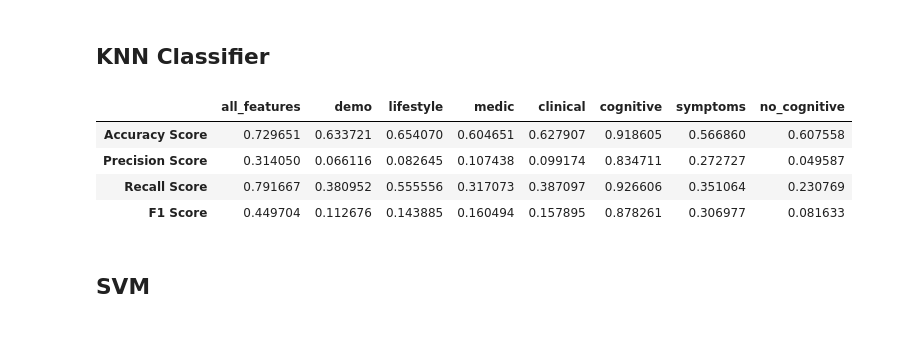
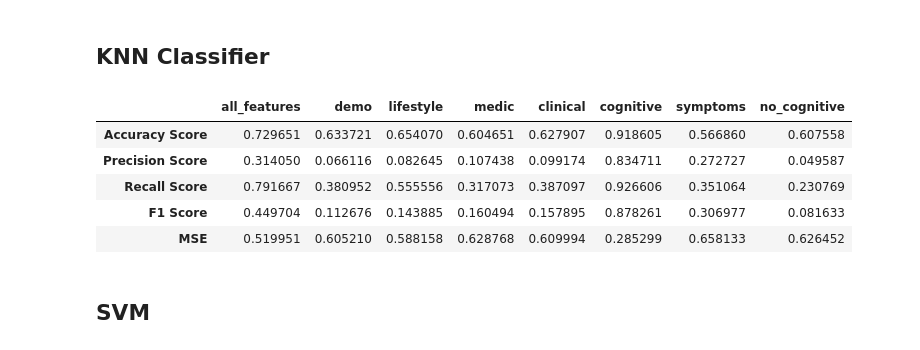
Before and after one commit to mgamankwah/alzheimers_risk_prediction, a Jupyter notebook: scripts/Model_Exploration_Seyed.ipynb, the cells around one changed output. Cells and saved outputs as stored; diff of their text form; code cells hidden in the pictures.

```diff
--- a/scripts/Model_Exploration_Seyed.ipynb
+++ b/scripts/Model_Exploration_Seyed.ipynb
@@ -81,35 +81,37 @@ from sklearn.metrics import accuracy_score, precision_score, recall_score, f1_sc
 # %%
 ## Making the pipeline
 knn_pipe = Pipeline([('scale', StandardScaler()) , ('knn' , KNeighborsClassifier(10))])
 
 ## Accuracy score for each subcategory of features
 accu_score = {}
 
 ## Running the classifier through each subcategory
 for key in subcategory_dict:
     item = subcategory_dict[key]
 
     ## fit the model object
     knn_pipe.fit(df_train[item[:-1]], df_train.Diagnosis)
 
     ## predict the testing set
     pred = knn_pipe.predict(df_test[item[:-1]])
 
     ## saving accuracy score
     accu_score[key] = [accuracy_score(pred, df_test.Diagnosis),
                        precision_score(pred, df_test.Diagnosis),
                        recall_score(pred, df_test.Diagnosis),
-                       f1_score(pred, df_test.Diagnosis)]
+                       f1_score(pred, df_test.Diagnosis),
+                       root_mean_squared_error(pred, df_test.Diagnosis)]
 
 knn_accu_score = pd.DataFrame(accu_score)
-knn_accu_score.index = ['Accuracy Score', 'Precision Score' , 'Recall Score', 'F1 Score']
+knn_accu_score.index = ['Accuracy Score', 'Precision Score' , 'Recall Score', 'F1 Score','MSE']
 knn_accu_score
 # %% [output]
 |  | all_features | demo | lifestyle | medic | clinical | cognitive | symptoms | no_cognitive |
 | Accuracy Score | 0.729651 | 0.633721 | 0.654070 | 0.604651 | 0.627907 | 0.918605 | 0.566860 | 0.607558 |
 | Precision Score | 0.314050 | 0.066116 | 0.082645 | 0.107438 | 0.099174 | 0.834711 | 0.272727 | 0.049587 |
 | Recall Score | 0.791667 | 0.380952 | 0.555556 | 0.317073 | 0.387097 | 0.926606 | 0.351064 | 0.230769 |
 | F1 Score | 0.449704 | 0.112676 | 0.143885 | 0.160494 | 0.157895 | 0.878261 | 0.306977 | 0.081633 |
+| MSE | 0.519951 | 0.605210 | 0.588158 | 0.628768 | 0.609994 | 0.285299 | 0.658133 | 0.626452 |
 # %% [markdown]
 ## SVM
 # %% [markdown]
```
Also changed, not shown: parts of 7 cells of this notebook.
